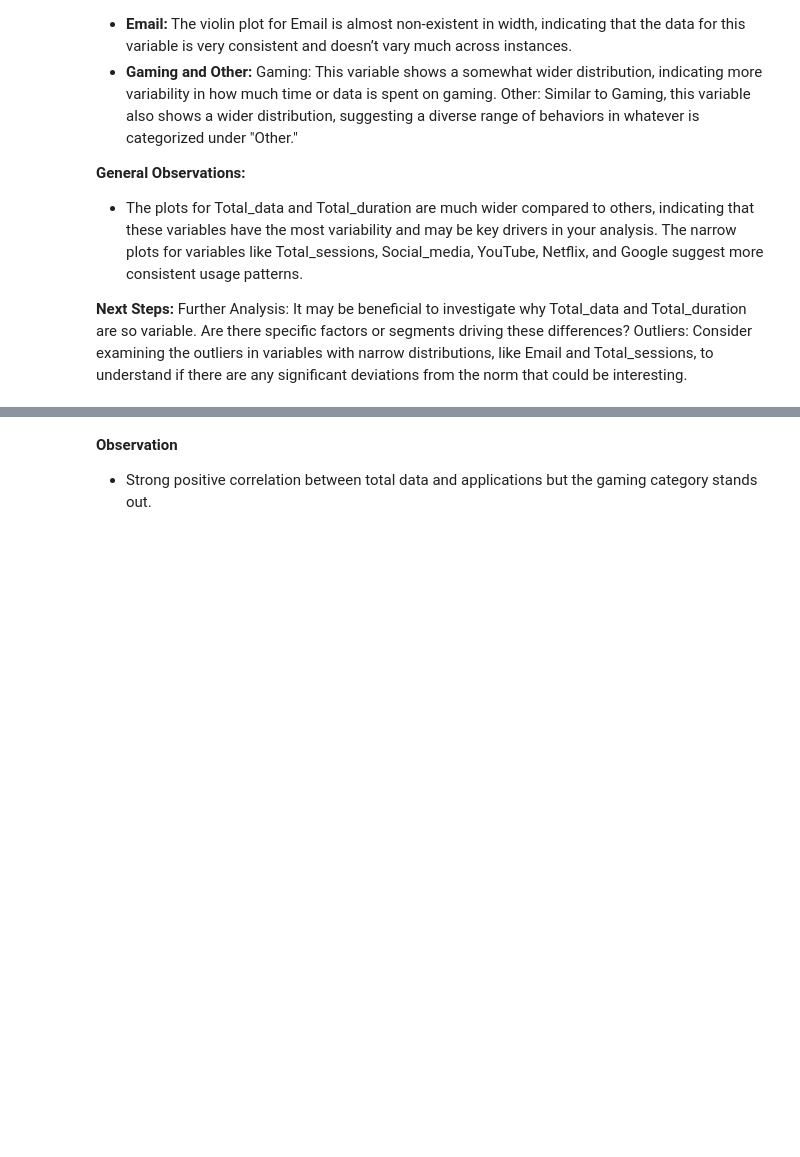
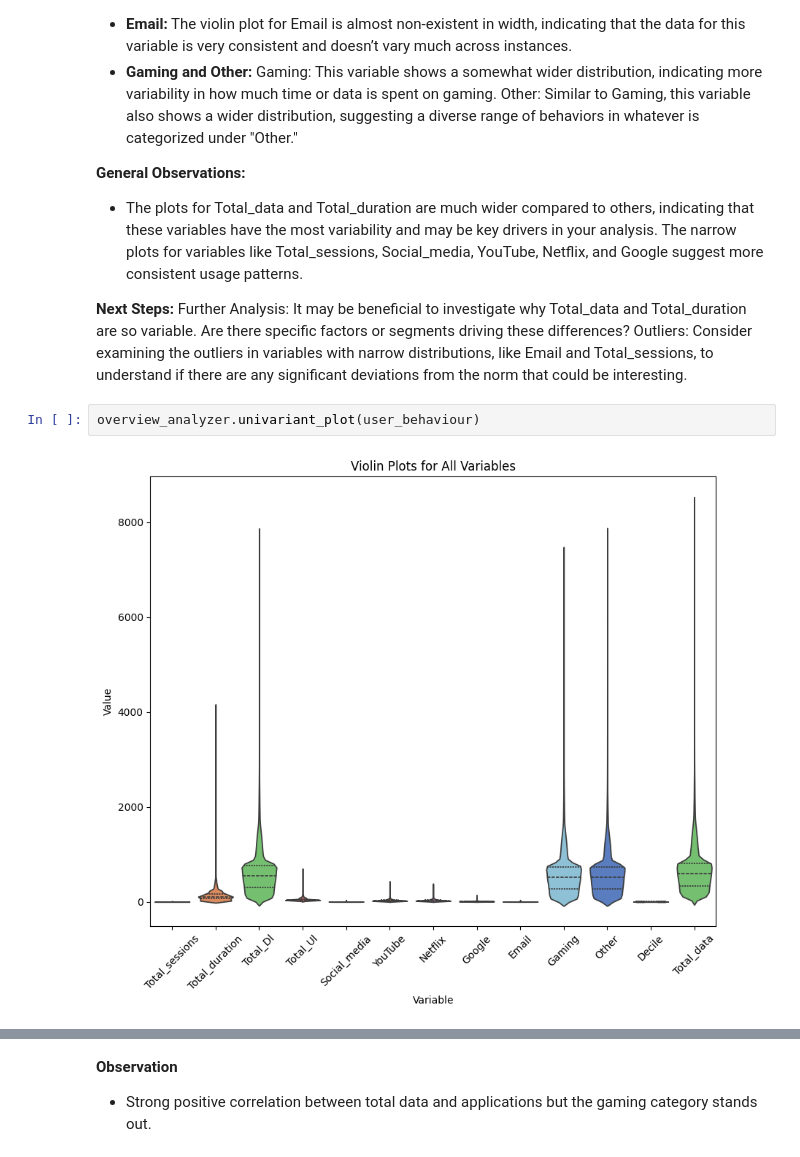
Before and after one commit to Yosef-ft/Business_Analysis, a Jupyter notebook: notebooks/Overview_Analysis.ipynb, the cells around one changed output, grey strips where cells are left out. Saved outputs shown, nothing was run; the diff lists cells and outputs as text; blank space fills up the shorter version.

```diff
--- a/notebooks/Overview_Analysis.ipynb
+++ b/notebooks/Overview_Analysis.ipynb
@@ -609,5 +667,9 @@ The narrow plots for variables like Total_sessions, Social_media, YouTube, Netfl
 **Next Steps:**
 Further Analysis: It may be beneficial to investigate why Total_data and Total_duration are so variable. Are there specific factors or segments driving these differences?
 Outliers: Consider examining the outliers in variables with narrow distributions, like Email and Total_sessions, to understand if there are any significant deviations from the norm that could be interesting.
+# %%
+overview_analyzer.univariant_plot(user_behaviour)
+# %% [output]
+[figure, added]
 # %%
 cols = ['Total_data','Social_media', 'YouTube', 'Netflix', 'Google', 'Email', 'Gaming', 'Other']
```
Also changed, not shown: parts of 25 cells of this notebook.
